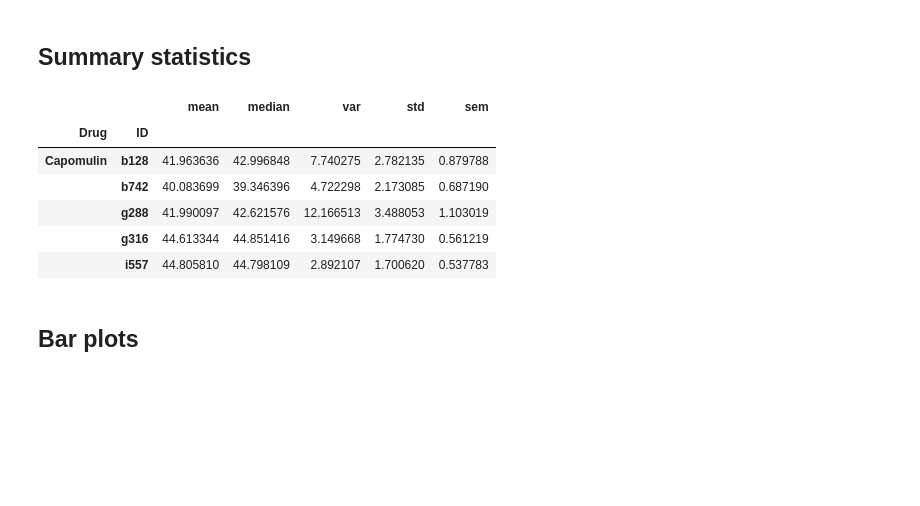
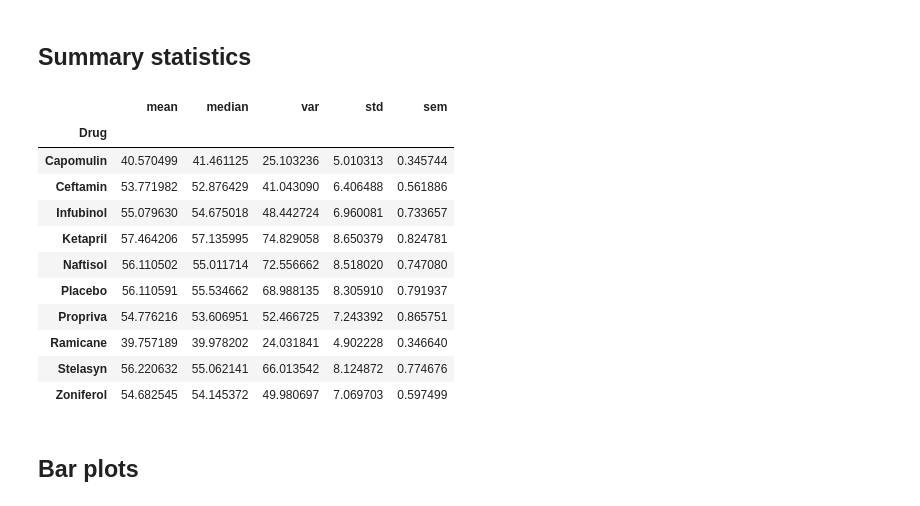
Before and after one commit to alecslaney/matplotlib_hw, a Jupyter notebook: Pymaceuticals/pymaceuticals_notebook.ipynb, the cells around one changed output. Saved outputs shown, nothing was run; the diff lists cells and outputs as text; code cells hidden in the pictures; blank space fills up the shorter version.

```diff
--- a/Pymaceuticals/pymaceuticals_notebook.ipynb
+++ b/Pymaceuticals/pymaceuticals_notebook.ipynb
@@ -47,13 +47,18 @@ completed_df.head()
 ## Summary statistics
 # %%
 # Generate a summary statistics table of mean, median, variance, standard deviation, and SEM of the tumor volume for each regimen
-bydrug_df = pd.DataFrame(completed_df.groupby(['Drug', 'ID']).Tumor_Volume.agg(['mean', 'median', 'var', 'std', 'sem']))
-bydrug_df.head()
+bydrug_df = pd.DataFrame(completed_df.groupby('Drug').Tumor_Volume.agg(['mean', 'median', 'var', 'std', 'sem']))
+bydrug_df.head(10)
 # %% [output]
-|  |  | mean | median | var | std | sem |
-| Drug | ID |  |  |  |  |  |
-| Capomulin | b128 | 41.963636 | 42.996848 | 7.740275 | 2.782135 | 0.879788 |
-|  | b742 | 40.083699 | 39.346396 | 4.722298 | 2.173085 | 0.687190 |
-|  | g288 | 41.990097 | 42.621576 | 12.166513 | 3.488053 | 1.103019 |
-|  | g316 | 44.613344 | 44.851416 | 3.149668 | 1.774730 | 0.561219 |
-|  | i557 | 44.805810 | 44.798109 | 2.892107 | 1.700620 | 0.537783 |
+|  | mean | median | var | std | sem |
+| Drug |  |  |  |  |  |
+| Capomulin | 40.570499 | 41.461125 | 25.103236 | 5.010313 | 0.345744 |
+| Ceftamin | 53.771982 | 52.876429 | 41.043090 | 6.406488 | 0.561886 |
+| Infubinol | 55.079630 | 54.675018 | 48.442724 | 6.960081 | 0.733657 |
+| Ketapril | 57.464206 | 57.135995 | 74.829058 | 8.650379 | 0.824781 |
+| Naftisol | 56.110502 | 55.011714 | 72.556662 | 8.518020 | 0.747080 |
+| Placebo | 56.110591 | 55.534662 | 68.988135 | 8.305910 | 0.791937 |
+| Propriva | 54.776216 | 53.606951 | 52.466725 | 7.243392 | 0.865751 |
+| Ramicane | 39.757189 | 39.978202 | 24.031841 | 4.902228 | 0.346640 |
+| Stelasyn | 56.220632 | 55.062141 | 66.013542 | 8.124872 | 0.774676 |
+| Zoniferol | 54.682545 | 54.145372 | 49.980697 | 7.069703 | 0.597499 |
```
Also changed, not shown: parts of 7 cells of this notebook.
